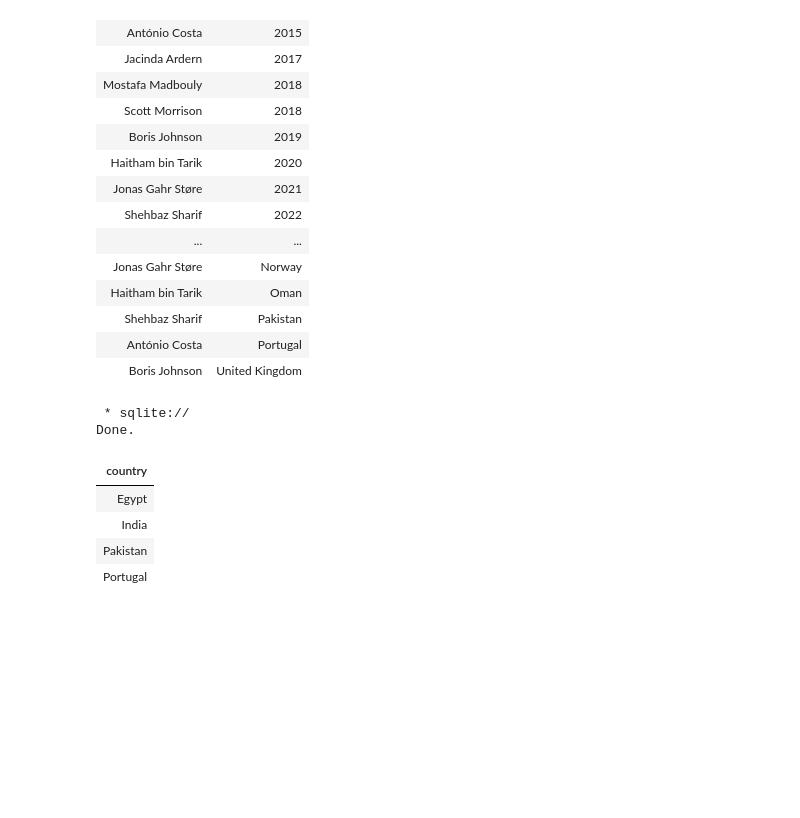
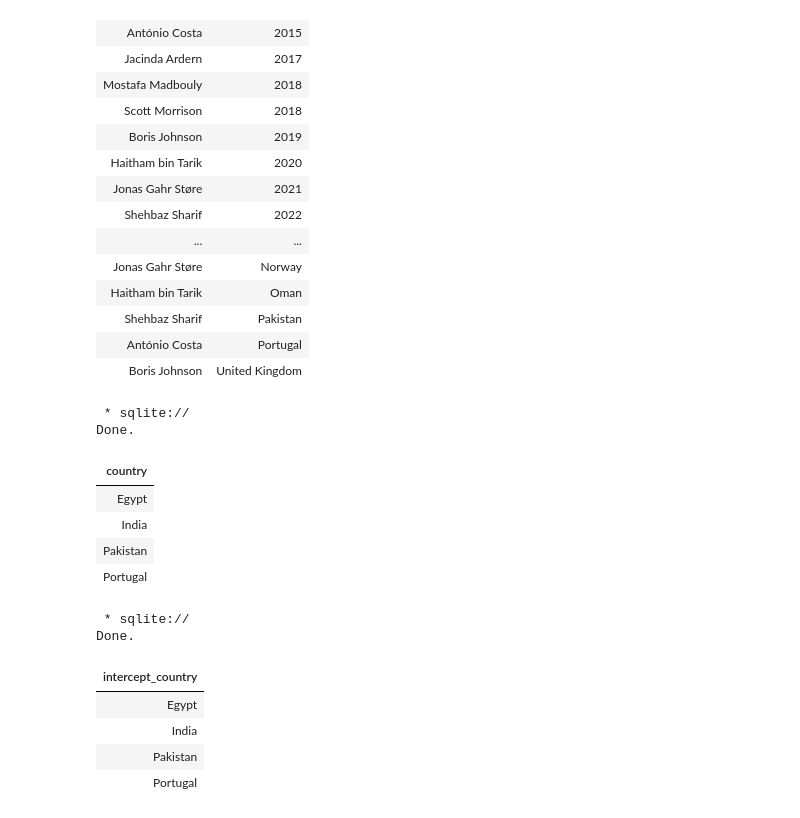
Before and after one commit to UznetDev/Data-science-home-work, a Jupyter notebook: 21_Avg_2024.ipynb, the cells around one changed output. Saved outputs shown, nothing was run; the diff lists cells and outputs as text; code cells hidden in the pictures; blank space fills up the shorter version.

```diff
--- a/21_Avg_2024.ipynb
+++ b/21_Avg_2024.ipynb
@@ -420,3 +420,16 @@ Done.
 | India |
 | Pakistan |
 | Portugal |
+# %%
+%%sql SELECT country AS intercept_country
+FROM prime_ministers
+INTERSECT
+SELECT country FROM presidents;
+# %% [output]
+ * sqlite://
+Done.
+| intercept_country |
+| Egypt |
+| India |
+| Pakistan |
+| Portugal |
```
